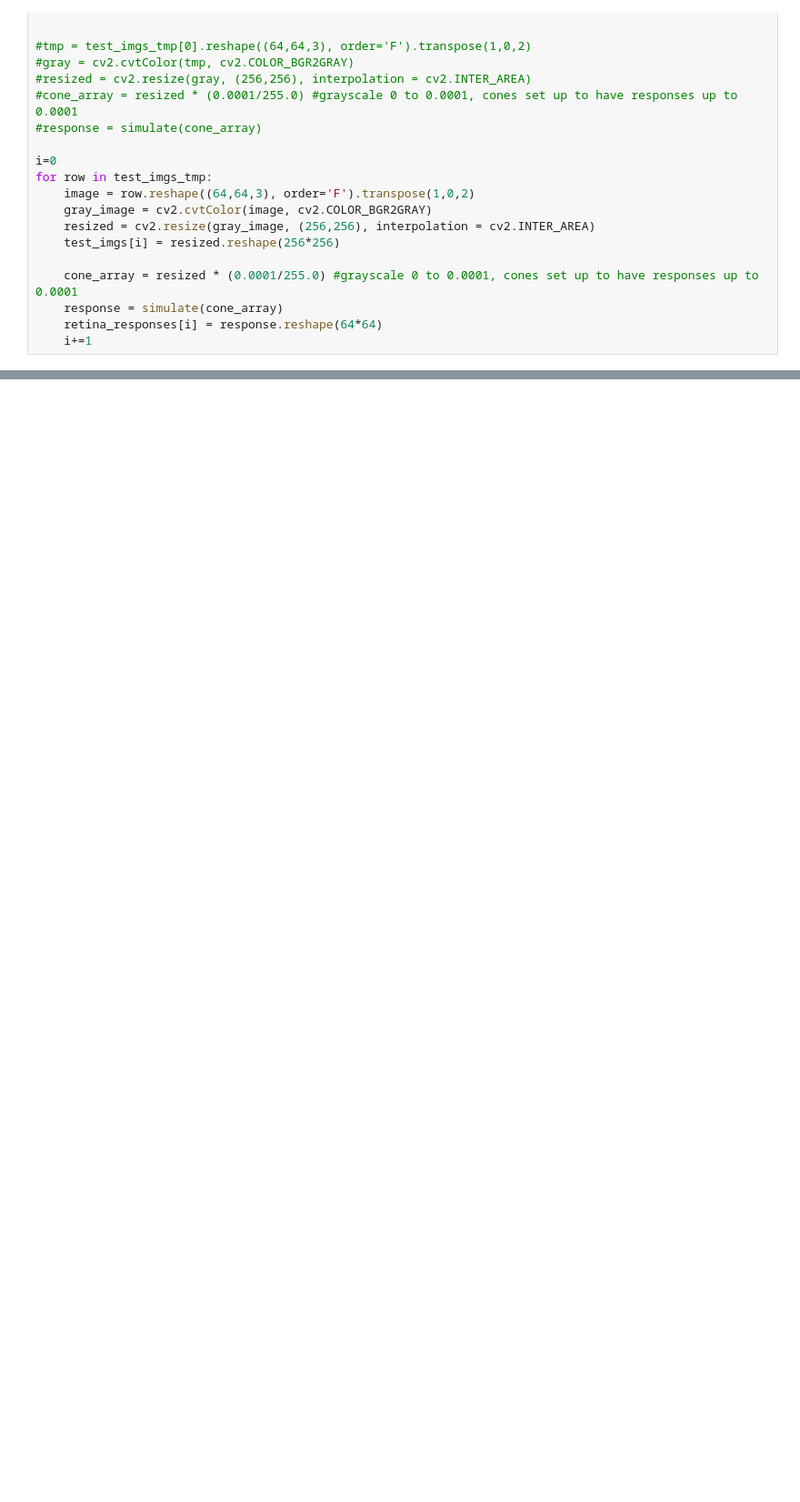
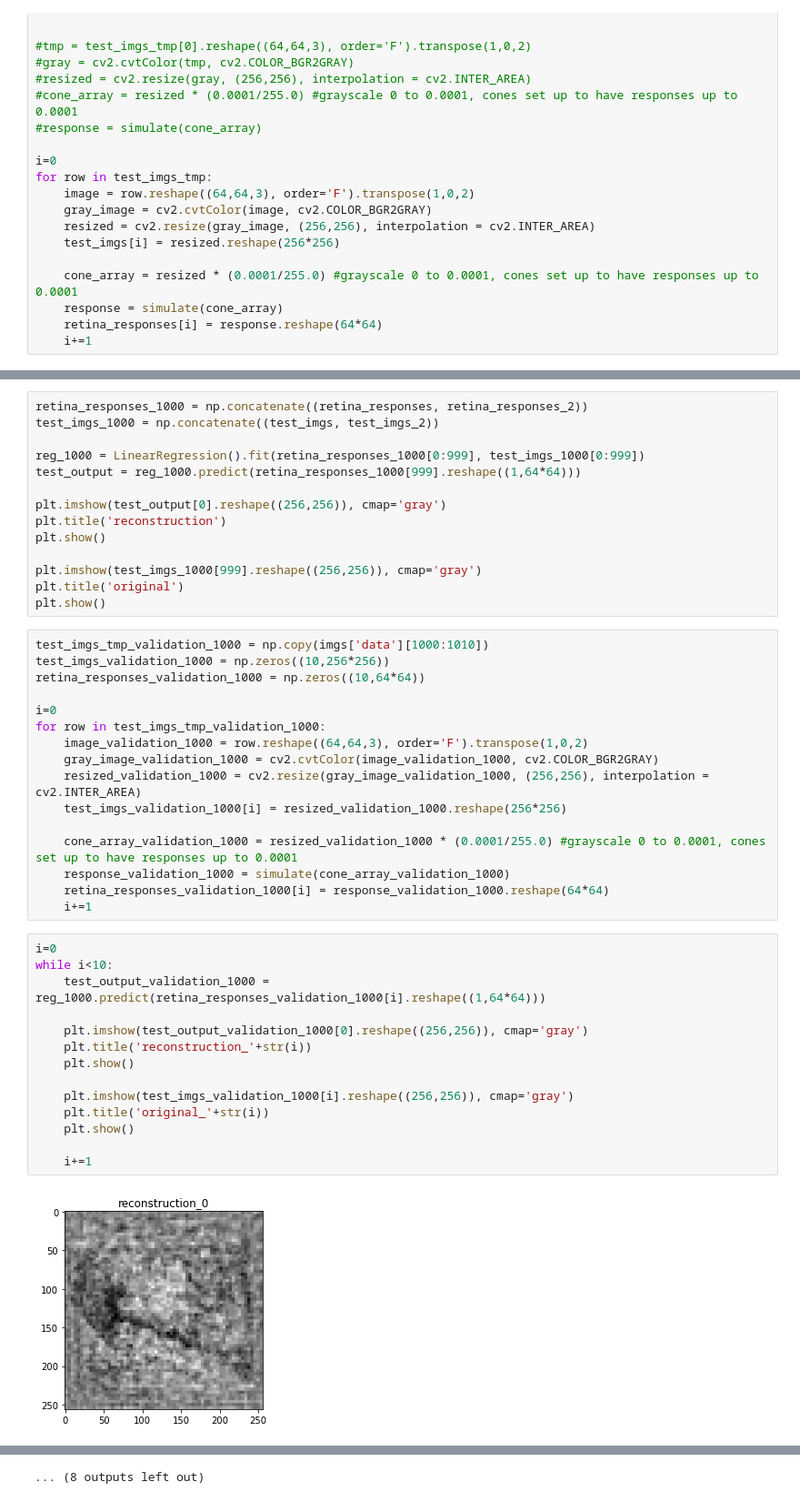
Before and after one commit to adaliuBC/BestSim, a Jupyter notebook: Natural_Vision_Images_and_ML.ipynb, the cells around one changed output, grey strips where cells are left out. Shown at 91% size. Saved outputs shown, nothing was run; the diff lists cells and outputs as text; blank space fills up the shorter version.

```diff
--- a/Natural_Vision_Images_and_ML.ipynb
+++ b/Natural_Vision_Images_and_ML.ipynb
@@ -272,0 +572,46 @@ plt.show()
+# %%
+retina_responses_1000 = np.concatenate((retina_responses, retina_responses_2))
+test_imgs_1000 = np.concatenate((test_imgs, test_imgs_2))
+
+reg_1000 = LinearRegression().fit(retina_responses_1000[0:999], test_imgs_1000[0:999])
+test_output = reg_1000.predict(retina_responses_1000[999].reshape((1,64*64)))
+
+plt.imshow(test_output[0].reshape((256,256)), cmap='gray')
+plt.title('reconstruction')
+plt.show()
+
+plt.imshow(test_imgs_1000[999].reshape((256,256)), cmap='gray')
+plt.title('original')
+plt.show()
+# %%
+test_imgs_tmp_validation_1000 = np.copy(imgs['data'][1000:1010])
+test_imgs_validation_1000 = np.zeros((10,256*256))
+retina_responses_validation_1000 = np.zeros((10,64*64))
+
+i=0
+for row in test_imgs_tmp_validation_1000:
+    image_validation_1000 = row.reshape((64,64,3), order='F').transpose(1,0,2)
+    gray_image_validation_1000 = cv2.cvtColor(image_validation_1000, cv2.COLOR_BGR2GRAY)
+    resized_validation_1000 = cv2.resize(gray_image_validation_1000, (256,256), interpolation = cv2.INTER_AREA)
+    test_imgs_validation_1000[i] = resized_validation_1000.reshape(256*256)
+
+    cone_array_validation_1000 = resized_validation_1000 * (0.0001/255.0) #grayscale 0 to 0.0001, cones set up to have responses up to 0.0001
+    response_validation_1000 = simulate(cone_array_validation_1000)
+    retina_responses_validation_1000[i] = response_validation_1000.reshape(64*64)
+    i+=1
+# %%
+i=0
+while i<10:
+    test_output_validation_1000 = reg_1000.predict(retina_responses_validation_1000[i].reshape((1,64*64)))
+
+    plt.imshow(test_output_validation_1000[0].reshape((256,256)), cmap='gray')
+    plt.title('reconstruction_'+str(i))
+    plt.show()
+
+    plt.imshow(test_imgs_validation_1000[i].reshape((256,256)), cmap='gray')
+    plt.title('original_'+str(i))
+    plt.show()
+
+    i+=1
+# %% [output]
+[figure, added]
@@ -272,0 +629 @@ plt.show()
+... (8 outputs left out)
```
Also changed, not shown: parts of 29 cells of this notebook, 1 other file.
